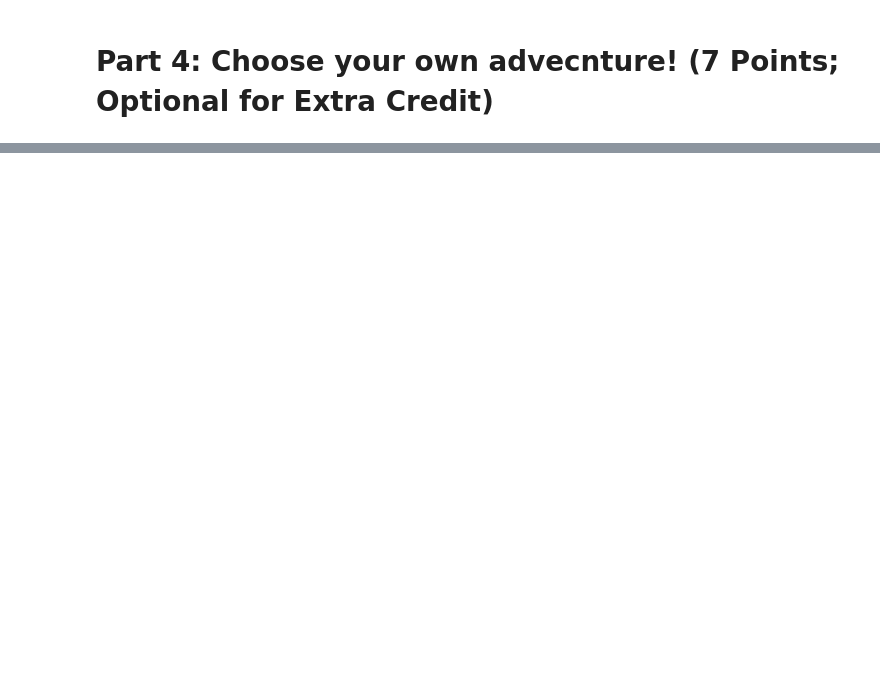
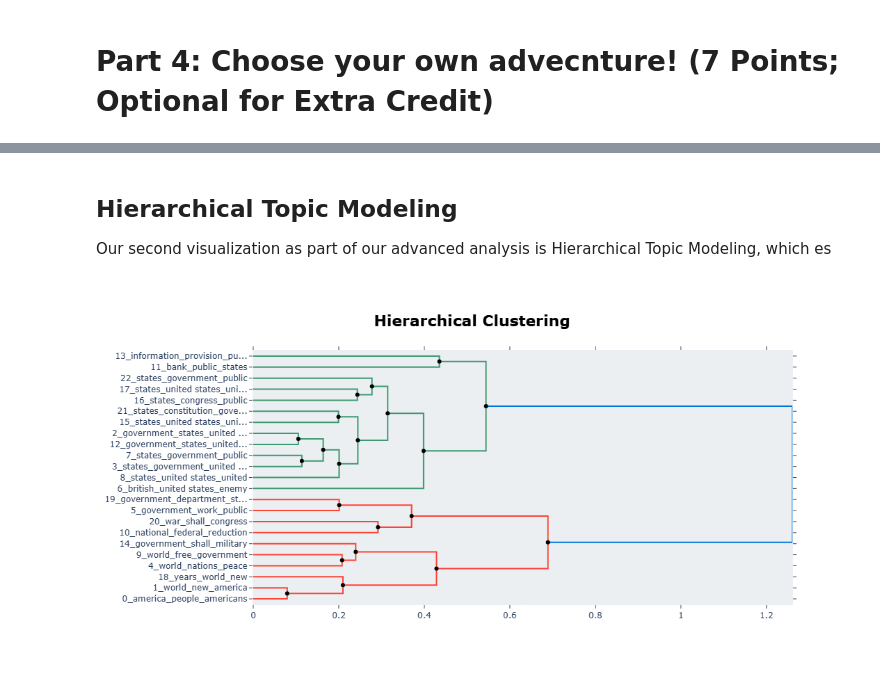
Before and after one commit to UCB-stat-159-f25/proj02-group03, a Jupyter notebook: nlp-P04.ipynb, the cells around one changed output, grey strips where cells are left out. Saved outputs shown, nothing was run; the diff lists cells and outputs as text; code cells hidden in the pictures; blank space fills up the shorter version.

```diff
--- a/nlp-P04.ipynb
+++ b/nlp-P04.ipynb
@@ -28,0 +64,9 @@ topic_model.update_topics(docs, vectorizer_model=vectorizer_model)
+# %% [markdown]
+## Hierarchical Topic Modeling
+
+Our second visualization as part of our advanced analysis is Hierarchical Topic Modeling, which es
+# %%
+hierarchical_topics = topic_model.hierarchical_topics(docs)
+topic_model.visualize_hierarchy(hierarchical_topics=hierarchical_topics)
+# %% [output]
+[figure, added]
```
Also changed, not shown: parts of 9 cells of this notebook, 3 other files.
